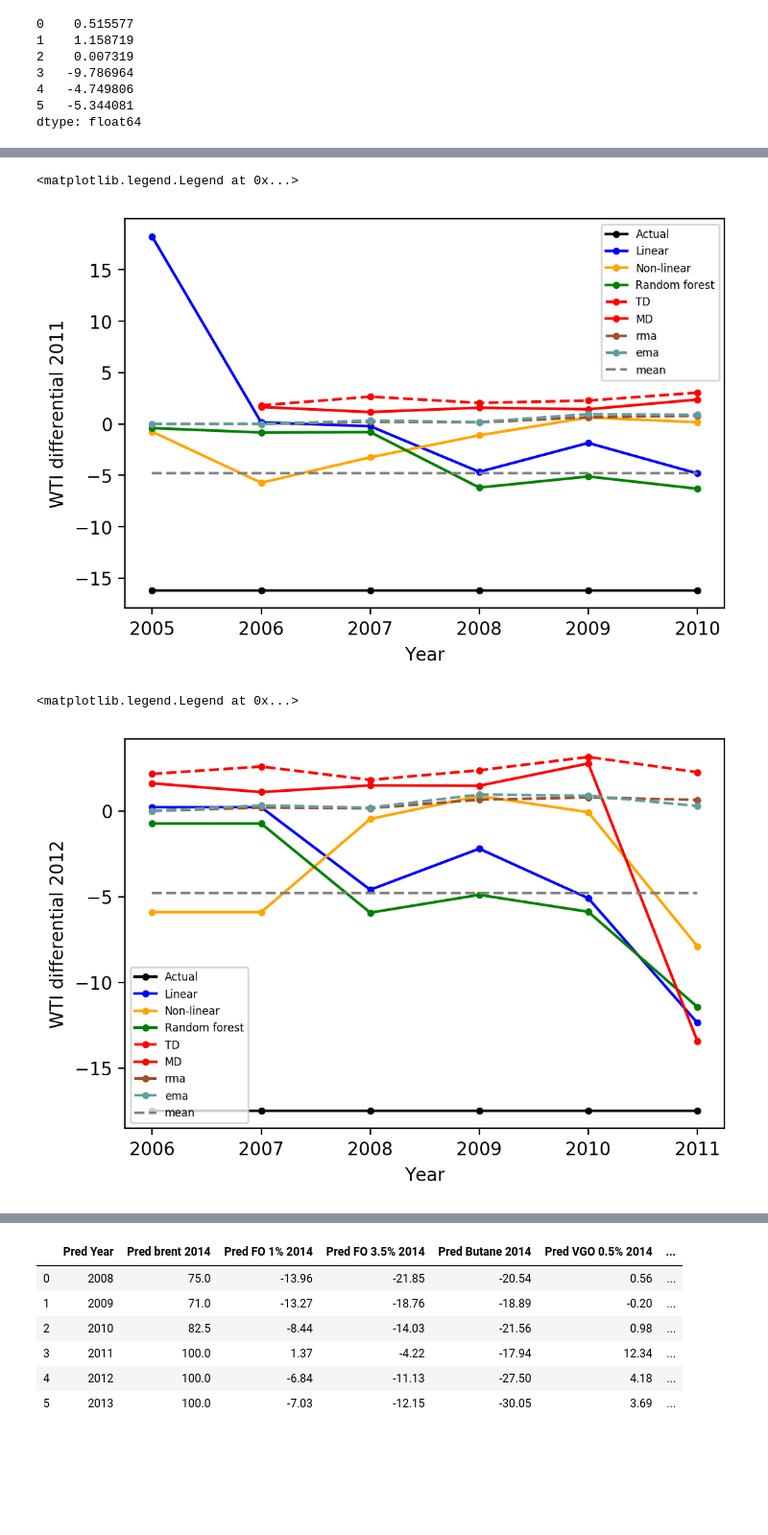
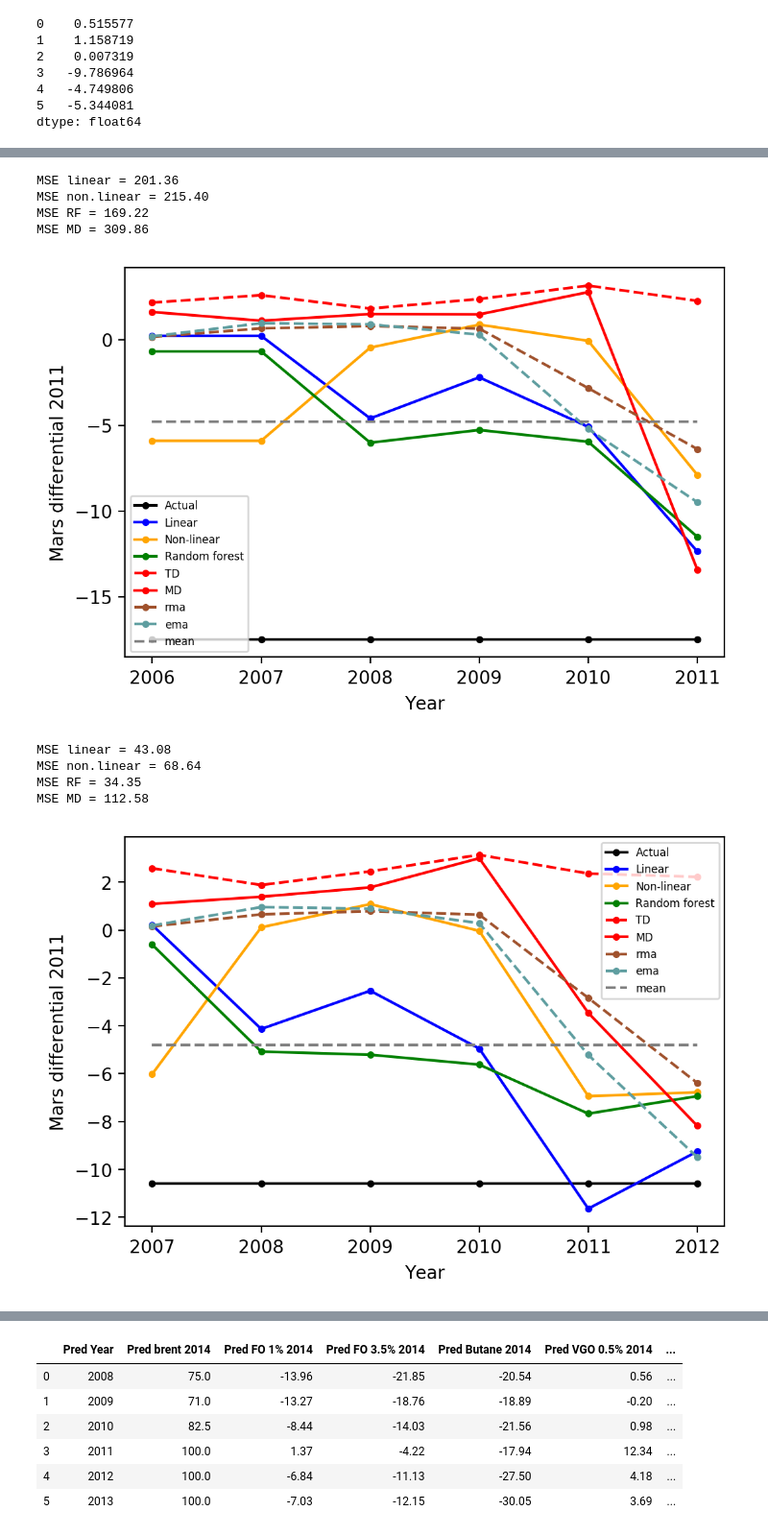
Before and after one commit to kaibawong/differential, a Jupyter notebook: WTI_pred.ipynb, the cells around one changed output, grey strips where cells are left out. Shown at 96% size. Drawn from its saved outputs; the diff is of its cells as text; code cells hidden in the pictures; blank space fills up the shorter version.

```diff
--- a/WTI_pred.ipynb
+++ b/WTI_pred.ipynb
@@ -235,41 +239,69 @@ import pylab as plot
 params = {'legend.fontsize': 6,
           'legend.handlelength': 2}
 plot.rcParams.update(params)
-plt.plot(I_2011["Pred Year"],I_2011["Actual 2011"],'k.-')
+plt.plot(I_2011["Pred Year"],I_2011["Actual 2012"],'k.-')
 plt.plot(I_2011["Pred Year"],linear_WTI,'b.-')
 plt.plot(I_2011["Pred Year"],nonlinear_WTI,'.-',color ='orange')
 plt.plot(I_2011["Pred Year"],y_pred,'g.-')
-plt.plot(I_2011["Pred Year"],I_2011["TD 2011"],'r.--')
-plt.plot(I_2011["Pred Year"],I_2011["MD 2011"],'r.-')
+plt.plot(I_2011["Pred Year"],I_2011["TD 2012"],'r.--')
+plt.plot(I_2011["Pred Year"],I_2011["MD 2012"],'r.-')
 plt.plot(I_2011["Pred Year"],rma,'.--',color ='sienna')
 plt.plot(I_2011["Pred Year"],ema,'.--',color ='cadetblue')
 plt.plot([I_2011["Pred Year"].iloc[0],I_2011["Pred Year"].iloc[-1]],[-4.8,-4.8],'--',color='grey')
 plt.xlabel('Year')
-plt.ylabel('WTI differential 2011')
+plt.ylabel('Mars differential 2011')
 plt.legend(("Actual","Linear","Non-linear","Random forest","TD","MD","rma","ema","mean"))
+
+from sklearn.metrics import mean_squared_error
+mse_L = mean_squared_error(I_2011["Actual 2012"],linear_WTI)
+mse_NL = mean_squared_error(I_2011["Actual 2012"],nonlinear_WTI)
+mse_RF = mean_squared_error(I_2011["Actual 2012"],y_pred)
+mse_MD = mean_squared_error(I_2011["Actual 2012"],I_2011["MD 2012"])
+
+print('MSE linear =',"{0:.2f}".format(mse_L))
+print('MSE non.linear =',"{0:.2f}".format(mse_NL))
+print('MSE RF =',"{0:.2f}".format(mse_RF))
+print('MSE MD =',"{0:.2f}".format(mse_MD))
 # %% [output]
-<matplotlib.legend.Legend at 0x...>
+MSE linear = 201.36
+MSE non.linear = 215.40
+MSE RF = 169.22
+MSE MD = 309.86
-[figure, old version]
+[figure, new version]
 # %%
 import pylab as plot
 params = {'legend.fontsize': 6,
           'legend.handlelength': 2}
 plot.rcParams.update(params)
-plt.plot(I_2011["Pred Year"],I_2011["Actual 2012"],'k.-')
+plt.plot(I_2011["Pred Year"],I_2011["Actual 2013"],'k.-')
 plt.plot(I_2011["Pred Year"],linear_WTI,'b.-')
 plt.plot(I_2011["Pred Year"],nonlinear_WTI,'.-',color ='orange')
 plt.plot(I_2011["Pred Year"],y_pred,'g.-')
-plt.plot(I_2011["Pred Year"],I_2011["TD 2012"],'r.--')
-plt.plot(I_2011["Pred Year"],I_2011["MD 2012"],'r.-')
+plt.plot(I_2011["Pred Year"],I_2011["TD 2013"],'r.--')
+plt.plot(I_2011["Pred Year"],I_2011["MD 2013"],'r.-')
 plt.plot(I_2011["Pred Year"],rma,'.--',color ='sienna')
 plt.plot(I_2011["Pred Year"],ema,'.--',color ='cadetblue')
 plt.plot([I_2011["Pred Year"].iloc[0],I_2011["Pred Year"].iloc[-1]],[-4.8,-4.8],'--',color='grey')
 plt.xlabel('Year')
-plt.ylabel('WTI differential 2012')
+plt.ylabel('Mars differential 2011')
 plt.legend(("Actual","Linear","Non-linear","Random forest","TD","MD","rma","ema","mean"))
+
+from sklearn.metrics import mean_squared_error
+mse_L = mean_squared_error(I_2011["Actual 2013"],linear_WTI)
+mse_NL = mean_squared_error(I_2011["Actual 2013"],nonlinear_WTI)
+mse_RF = mean_squared_error(I_2011["Actual 2013"],y_pred)
+mse_MD = mean_squared_error(I_2011["Actual 2013"],I_2011["MD 2013"])
+
+print('MSE linear =',"{0:.2f}".format(mse_L))
+print('MSE non.linear =',"{0:.2f}".format(mse_NL))
+print('MSE RF =',"{0:.2f}".format(mse_RF))
+print('MSE MD =',"{0:.2f}".format(mse_MD))
 # %% [output]
-<matplotlib.legend.Legend at 0x...>
+MSE linear = 43.08
+MSE non.linear = 68.64
+MSE RF = 34.35
+MSE MD = 112.58
-[figure, old version]
+[figure, new version]
 # %%
 import pylab as plot
 params = {'legend.fontsize': 6,
```
Also changed, not shown: parts of 8 cells of this notebook, 5 other files.
